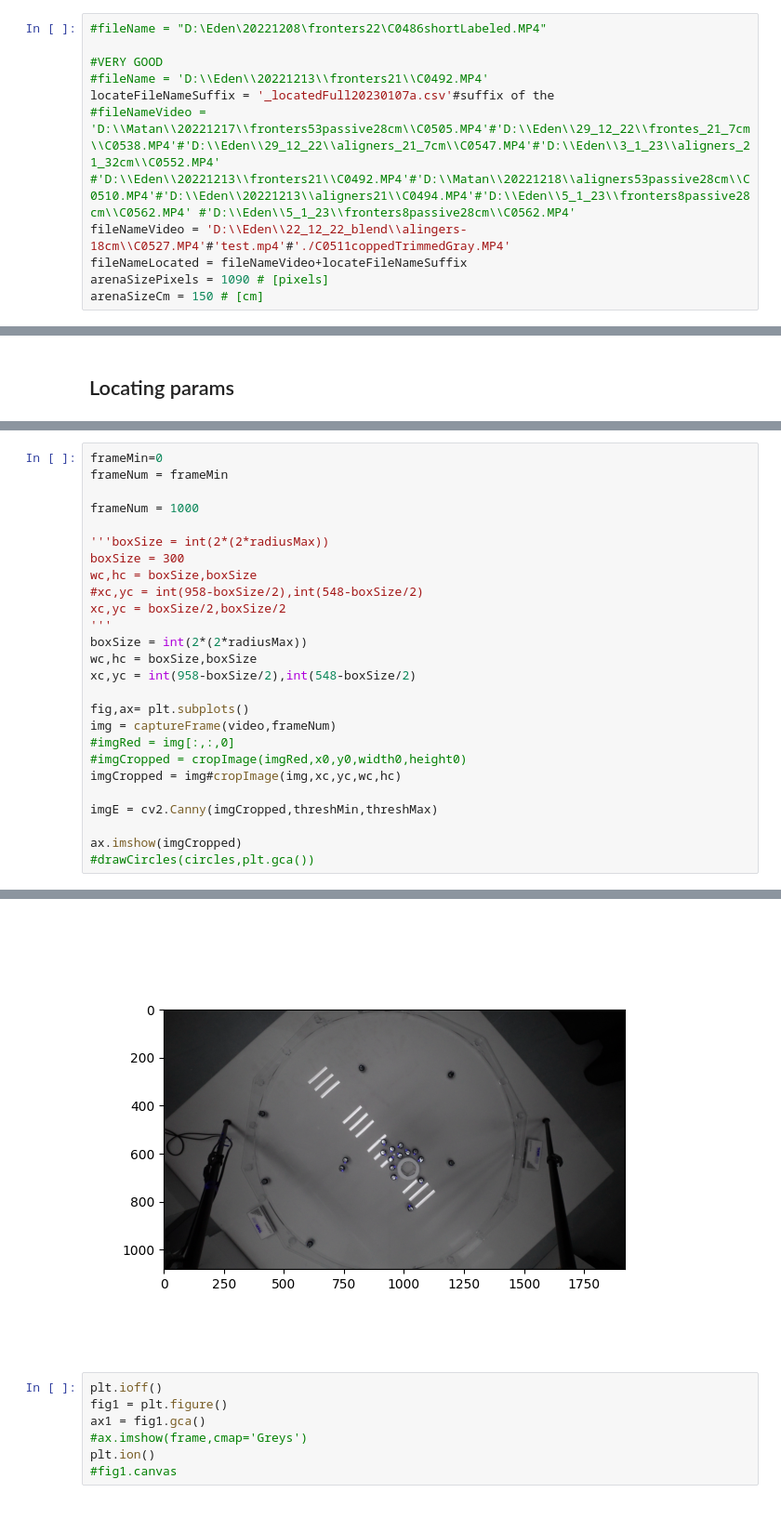
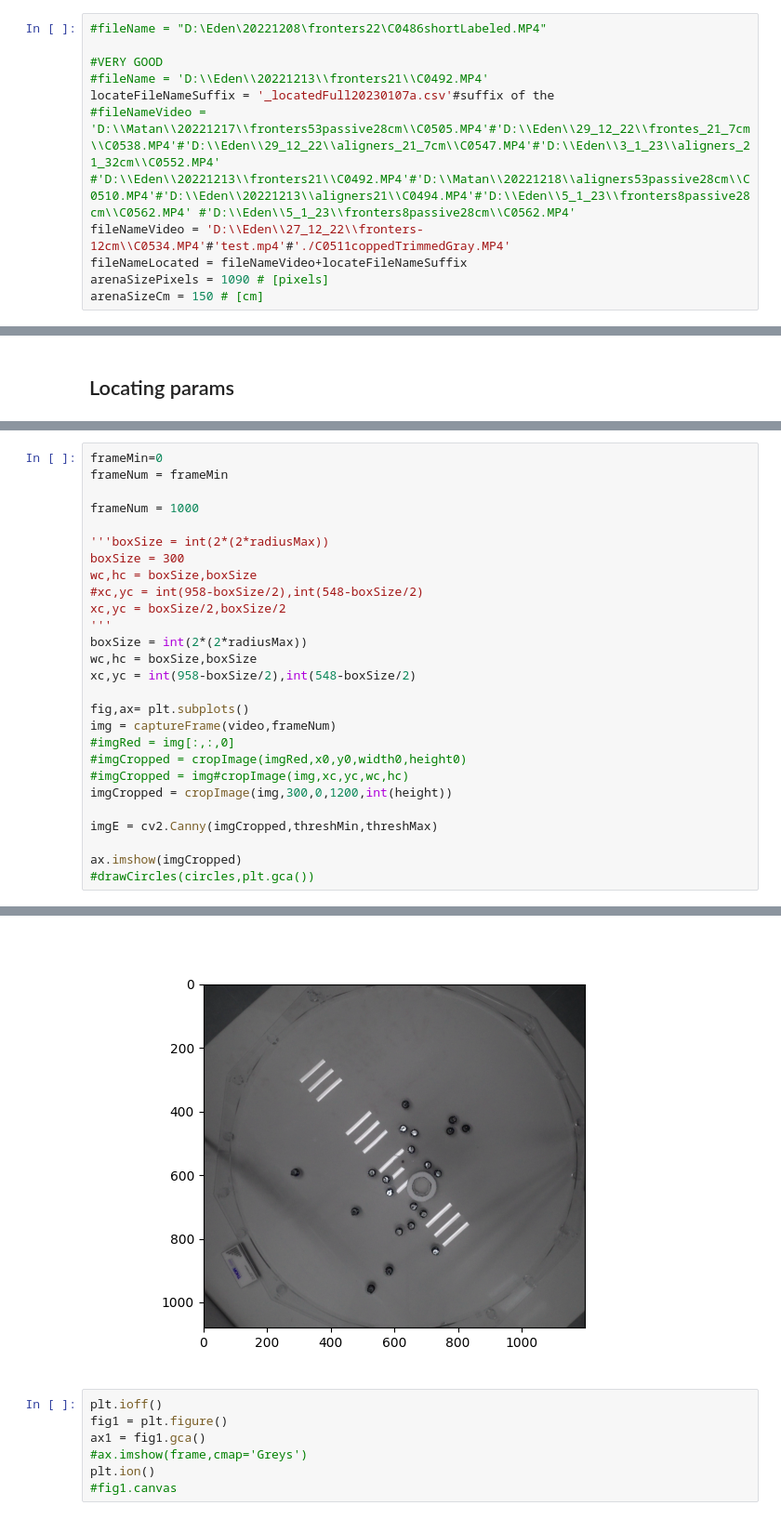
Before and after one commit to complex-lab/robotic_swarms, a Jupyter notebook: interactiveLocate.ipynb, the cells around one changed output, grey strips where cells are left out. Shown at 93% size. Saved outputs shown, nothing was run; the diff lists cells and outputs as text.

Commit message:
add cropImage to the arena erea

```diff
--- a/interactiveLocate.ipynb
+++ b/interactiveLocate.ipynb
@@ -116,7 +116,7 @@ def cropImage(img,x0,y0,width,height):
 #fileName = 'D:\\Eden\\20221213\\fronters21\\C0492.MP4'
 locateFileNameSuffix = '_locatedFull20230107a.csv'#suffix of the
 #fileNameVideo = 'D:\\Matan\\20221217\\fronters53passive28cm\\C0505.MP4'#'D:\\Eden\\29_12_22\\frontes_21_7cm\\C0538.MP4'#'D:\\Eden\\29_12_22\\aligners_21_7cm\\C0547.MP4'#'D:\\Eden\\3_1_23\\aligners_21_32cm\\C0552.MP4' #'D:\\Eden\\20221213\\fronters21\\C0492.MP4'#'D:\\Matan\\20221218\\aligners53passive28cm\\C0510.MP4'#'D:\\Eden\\20221213\\aligners21\\C0494.MP4'#'D:\\Eden\\5_1_23\\fronters8passive28cm\\C0562.MP4' #'D:\\Eden\\5_1_23\\fronters8passive28cm\\C0562.MP4'
-fileNameVideo = 'D:\\Eden\\22_12_22_blend\\alingers-18cm\\C0527.MP4'#'test.mp4'#'./C0511coppedTrimmedGray.MP4'
+fileNameVideo = 'D:\\Eden\\27_12_22\\fronters-12cm\\C0534.MP4'#'test.mp4'#'./C0511coppedTrimmedGray.MP4'
 fileNameLocated = fileNameVideo+locateFileNameSuffix
 arenaSizePixels = 1090 # [pixels]
 arenaSizeCm = 150 # [cm]
@@ -158,32 +158,33 @@ frameRange = df.frame.unique()#range(frameMin,frameMax,frameSkip)
 # %%
 frameMin=0
 frameNum = frameMin
 
 frameNum = 1000
 
 '''boxSize = int(2*(2*radiusMax))
 boxSize = 300
 wc,hc = boxSize,boxSize
 #xc,yc = int(958-boxSize/2),int(548-boxSize/2)
 xc,yc = boxSize/2,boxSize/2
 '''
 boxSize = int(2*(2*radiusMax))
 wc,hc = boxSize,boxSize
 xc,yc = int(958-boxSize/2),int(548-boxSize/2)
 
 fig,ax= plt.subplots()
 img = captureFrame(video,frameNum)
 #imgRed = img[:,:,0]
 #imgCropped = cropImage(imgRed,x0,y0,width0,height0)
-imgCropped = img#cropImage(img,xc,yc,wc,hc)
+#imgCropped = img#cropImage(img,xc,yc,wc,hc)
+imgCropped = cropImage(img,300,0,1200,int(height))
 
 imgE = cv2.Canny(imgCropped,threshMin,threshMax)
 
 ax.imshow(imgCropped)
 #drawCircles(circles,plt.gca())
 # %% [output]
 <matplotlib.image.AxesImage at 0x...>
-[figure, old version]
+[figure, new version]
 # %%
 plt.ioff()
 fig1 = plt.figure()
```
Also changed, not shown: parts of 8 cells of this notebook.
